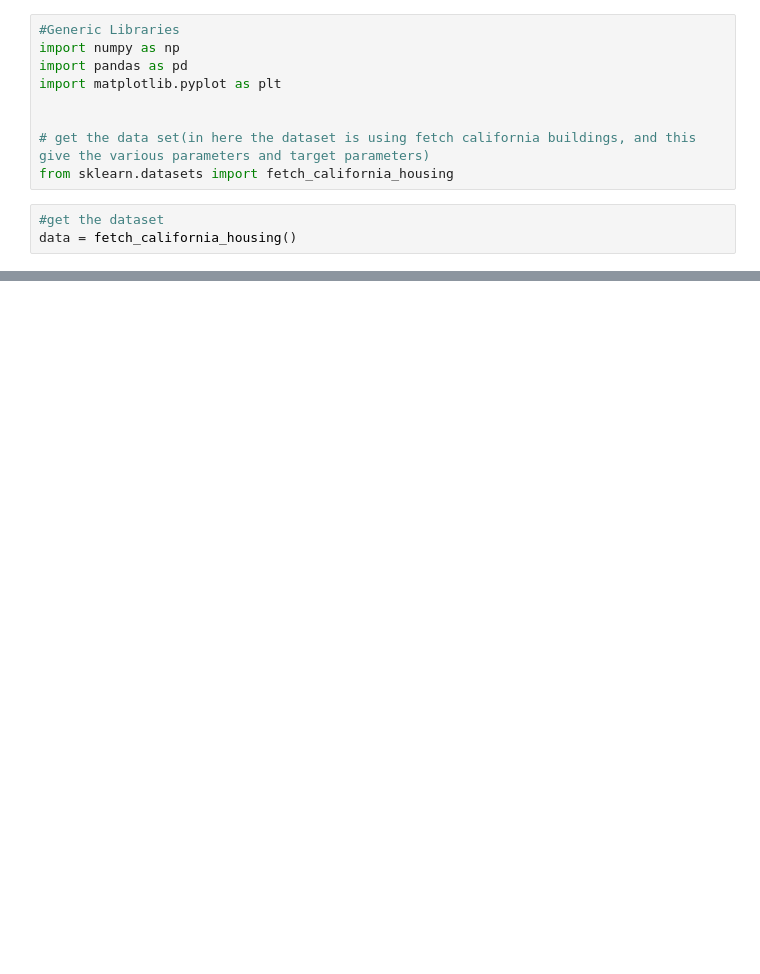
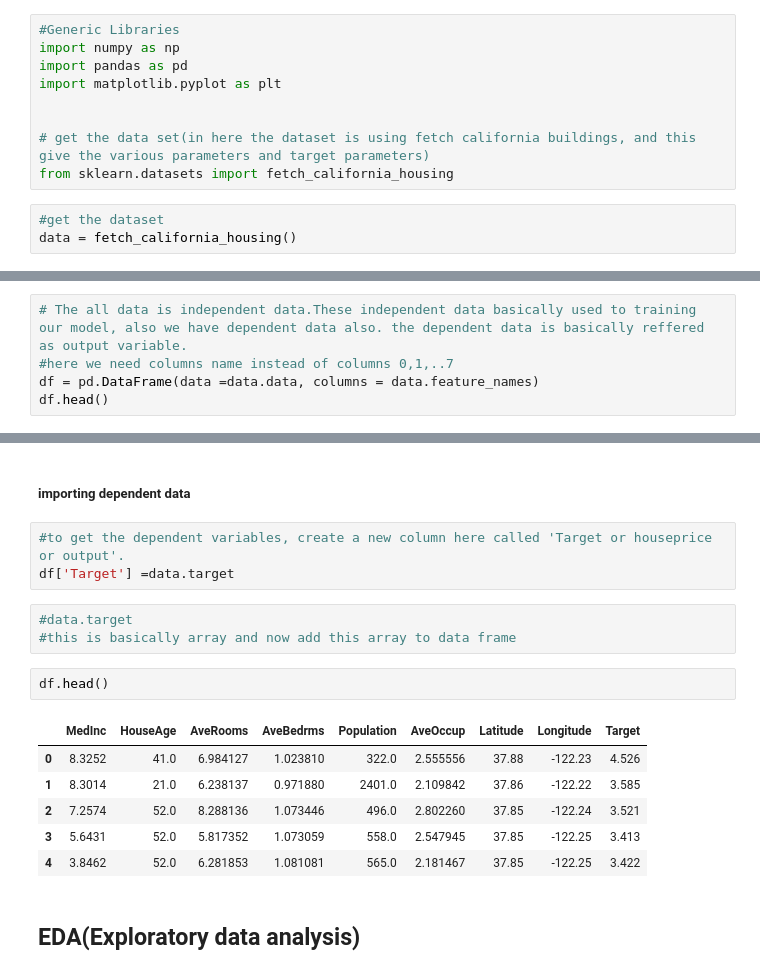
Before and after one commit to Dinesha1999/ML_Project_2, a Jupyter notebook: House_Price_Prediction.ipynb, the cells around one changed output, grey strips where cells are left out. Cells and saved outputs as stored; diff of their text form; blank space fills up the shorter version.

```diff
--- a/House_Price_Prediction.ipynb
+++ b/House_Price_Prediction.ipynb
@@ -36,0 +78,5 @@ California Housing dataset
+# %%
+# The all data is independent data.These independent data basically used to training our model, also we have dependent data also. the dependent data is basically reffered as output variable.
+#here we need columns name instead of columns 0,1,..7
+df = pd.DataFrame(data =data.data, columns = data.feature_names)
+df.head()
@@ -36,0 +90,19 @@ California Housing dataset
+# %% [markdown]
+##### importing dependent data
+# %%
+#to get the dependent variables, create a new column here called 'Target or houseprice or output'.
+df['Target'] =data.target
+# %%
+#data.target
+#this is basically array and now add this array to data frame
+# %%
+df.head()
+# %% [output]
+|  | MedInc | HouseAge | AveRooms | AveBedrms | Population | AveOccup | Latitude | Longitude | Target |
+| 0 | 8.3252 | 41.0 | 6.984127 | 1.023810 | 322.0 | 2.555556 | 37.88 | -122.23 | 4.526 |
+| 1 | 8.3014 | 21.0 | 6.238137 | 0.971880 | 2401.0 | 2.109842 | 37.86 | -122.22 | 3.585 |
+| 2 | 7.2574 | 52.0 | 8.288136 | 1.073446 | 496.0 | 2.802260 | 37.85 | -122.24 | 3.521 |
+| 3 | 5.6431 | 52.0 | 5.817352 | 1.073059 | 558.0 | 2.547945 | 37.85 | -122.25 | 3.413 |
+| 4 | 3.8462 | 52.0 | 6.281853 | 1.081081 | 565.0 | 2.181467 | 37.85 | -122.25 | 3.422 |
+# %% [markdown]
+## EDA(Exploratory data analysis)
```
Also changed, not shown: parts of 13 cells of this notebook.
